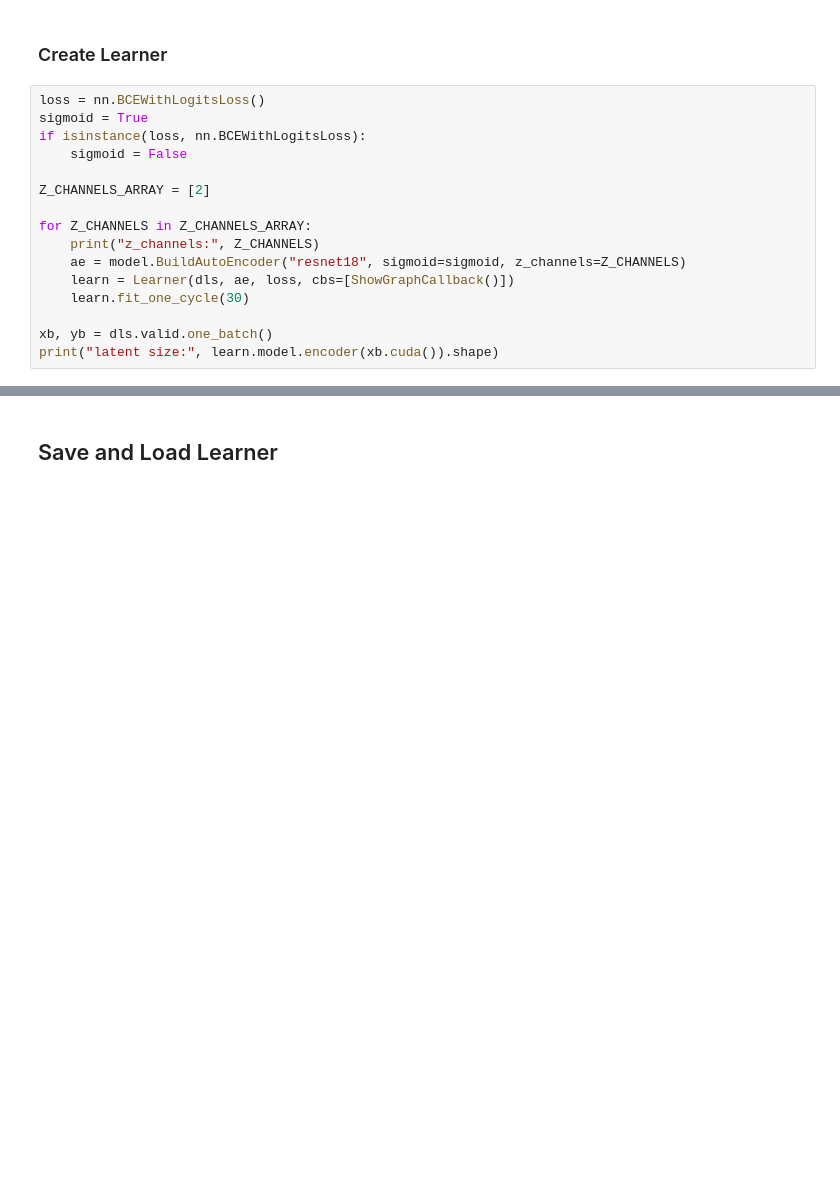
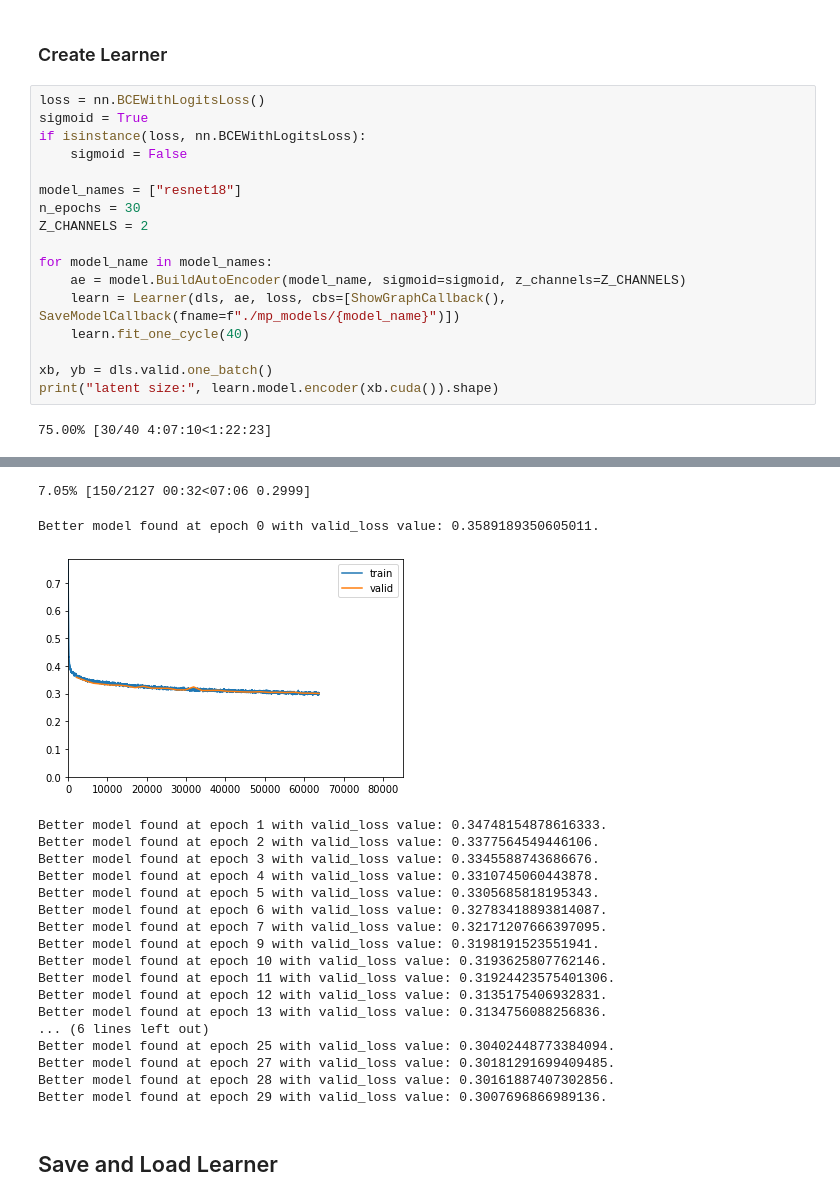
Before and after one commit to ThomasWarford/band-fingerprint, a Jupyter notebook: autoencoder/resnet_train.ipynb, the cells around one changed output, grey strips where cells are left out. Drawn from its saved outputs; the diff is of its cells as text; blank space fills up the shorter version.

```diff
--- a/autoencoder/resnet_train.ipynb
+++ b/autoencoder/resnet_train.ipynb
@@ -43,13 +59,16 @@ sigmoid = True
 if isinstance(loss, nn.BCEWithLogitsLoss):
     sigmoid = False
 
-Z_CHANNELS_ARRAY = [2]
+model_names = ["resnet18"]
+n_epochs = 30
+Z_CHANNELS = 2
 
-for Z_CHANNELS in Z_CHANNELS_ARRAY:
-    print("z_channels:", Z_CHANNELS)
-    ae = model.BuildAutoEncoder("resnet18", sigmoid=sigmoid, z_channels=Z_CHANNELS)
-    learn = Learner(dls, ae, loss, cbs=[ShowGraphCallback()])
-    learn.fit_one_cycle(30)
+for model_name in model_names:
+    ae = model.BuildAutoEncoder(model_name, sigmoid=sigmoid, z_channels=Z_CHANNELS)
+    learn = Learner(dls, ae, loss, cbs=[ShowGraphCallback(), SaveModelCallback(fname=f"./mp_models/{model_name}")])
+    learn.fit_one_cycle(40)
 
 xb, yb = dls.valid.one_batch()
 print("latent size:", learn.model.encoder(xb.cuda()).shape)
+# %% [output]
+75.00% [30/40 4:07:10<1:22:23]
@@ -56,3 +92,23 @@ print("latent size:", learn.model.encoder(xb.cuda()).shape)
+7.05% [150/2127 00:32<07:06 0.2999]
+Better model found at epoch 0 with valid_loss value: 0.3589189350605011.
+[figure, added]
+Better model found at epoch 1 with valid_loss value: 0.34748154878616333.
+Better model found at epoch 2 with valid_loss value: 0.3377564549446106.
+Better model found at epoch 3 with valid_loss value: 0.3345588743686676.
+Better model found at epoch 4 with valid_loss value: 0.3310745060443878.
+Better model found at epoch 5 with valid_loss value: 0.3305685818195343.
+Better model found at epoch 6 with valid_loss value: 0.32783418893814087.
+Better model found at epoch 7 with valid_loss value: 0.32171207666397095.
+Better model found at epoch 9 with valid_loss value: 0.3198191523551941.
+Better model found at epoch 10 with valid_loss value: 0.3193625807762146.
+Better model found at epoch 11 with valid_loss value: 0.31924423575401306.
+Better model found at epoch 12 with valid_loss value: 0.3135175406932831.
+Better model found at epoch 13 with valid_loss value: 0.3134756088256836.
+... (6 lines left out)
+Better model found at epoch 25 with valid_loss value: 0.30402448773384094.
+Better model found at epoch 27 with valid_loss value: 0.30181291699409485.
+Better model found at epoch 28 with valid_loss value: 0.30161887407302856.
+Better model found at epoch 29 with valid_loss value: 0.3007696866989136.
 # %% [markdown]
 ## Save and Load Learner
 # %%
```
Also changed, not shown: parts of 4 cells of this notebook, 2 other files.
